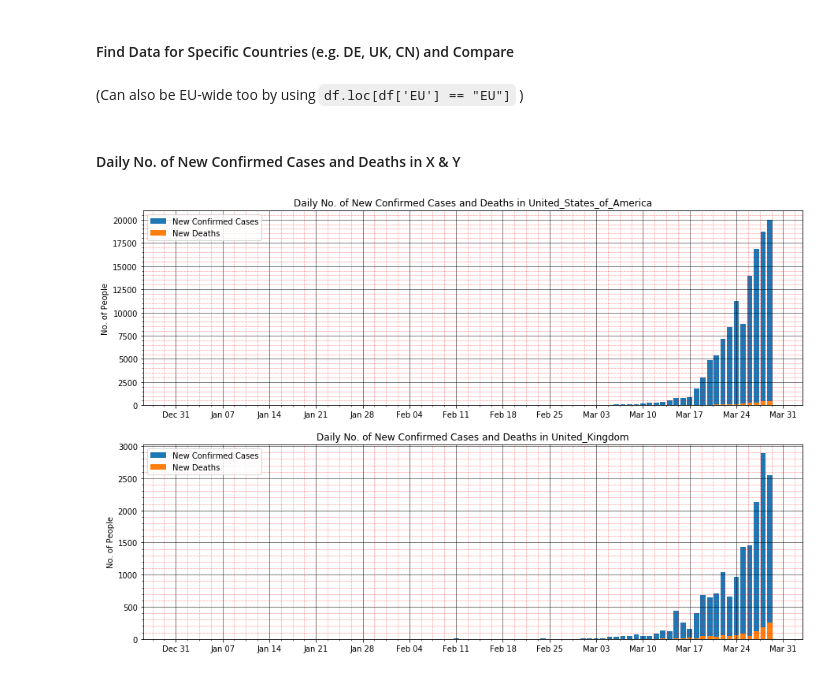
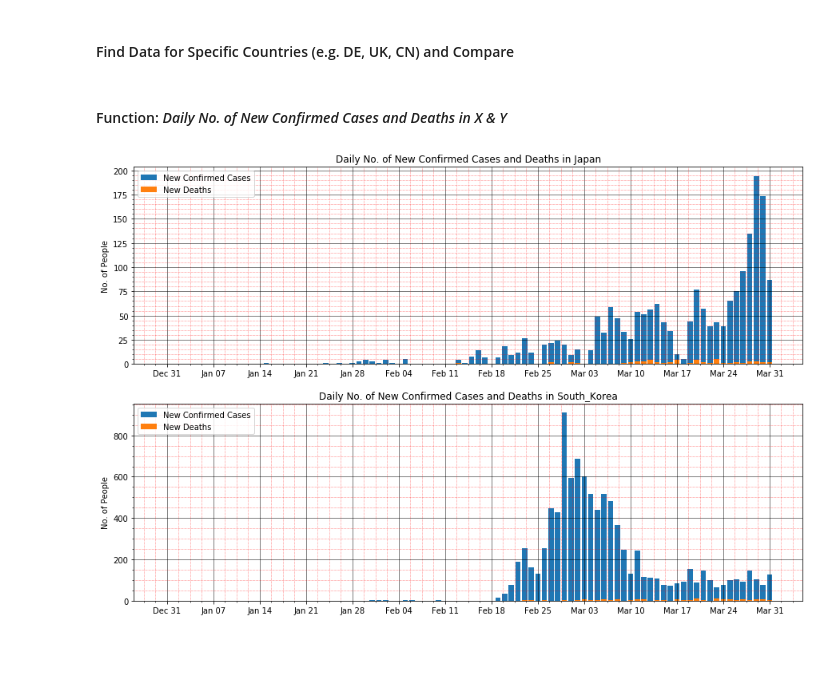
Before and after one commit to joshuagladwin/COVID-19, a Jupyter notebook: COVID-19.ipynb, the cells around one changed output. Drawn from its saved outputs; the diff is of its cells as text; code cells hidden in the pictures; blank space fills up the shorter version.

````diff
--- a/COVID-19.ipynb
+++ b/COVID-19.ipynb
@@ -403,53 +403,54 @@ plt.show()
 # %% [markdown]
 #### Find Data for Specific Countries (e.g. DE, UK, CN) and Compare
-# %% [markdown]
-(Can also be EU-wide too by using ```df.loc[df['EU'] == "EU"]``` )
-# %%
-df_sub1 = df.loc[df['geoId'] == "US"]
-df_sub2 = df.loc[df['geoId'] == "UK"]
 # %% [markdown]
-#### Daily No. of New Confirmed Cases and Deaths in X & Y
+#### Function: *Daily No. of New Confirmed Cases and Deaths in X & Y*
 # %%
-#plot data
-fig, axs = plt.subplots(2, 1, figsize=(15, 10))
-axs[0].bar(df_sub1.index, df_sub1['cases'])
-axs[0].bar(df_sub1.index, df_sub1['deaths'])
+def compare_daily_cases(country1, country2):
+    df_sub1 = df.loc[df['geoId'] == country1]
+    df_sub2 = df.loc[df['geoId'] == country2]
 
-#Set
-axs[1].bar(df_sub2.index, df_sub2['cases'])
-axs[1].bar(df_sub2.index, df_sub2['deaths'])
+    #plot data
+    fig, axs = plt.subplots(2, 1, figsize=(15, 10))
+    axs[0].bar(df_sub1.index, df_sub1['cases'])
+    axs[0].bar(df_sub1.index, df_sub1['deaths'])
 
-#set ticks every week
-axs[0].xaxis.set_major_locator(mdates.WeekdayLocator())
-axs[0].xaxis.set_major_formatter(mdates.DateFormatter('%b %d'))
-axs[1].xaxis.set_major_locator(mdates.WeekdayLocator())
-axs[1].xaxis.set_major_formatter(mdates.DateFormatter('%b %d'))
+    #Set
+    axs[1].bar(df_sub2.index, df_sub2['cases'])
+    axs[1].bar(df_sub2.index, df_sub2['deaths'])
 
-#Gridlines
-axs[0].minorticks_on()
-axs[0].grid(which='major', linestyle='-', linewidth='0.5', color='black')
-axs[0].grid(which='minor', linestyle=':', linewidth='0.5', color='red')
-axs[0].set_ylabel('No. of People')
+    #set ticks every week
+    axs[0].xaxis.set_major_locator(mdates.WeekdayLocator())
+    axs[0].xaxis.set_major_formatter(mdates.DateFormatter('%b %d'))
+    axs[1].xaxis.set_major_locator(mdates.WeekdayLocator())
+    axs[1].xaxis.set_major_formatter(mdates.DateFormatter('%b %d'))
 
-axs[1].minorticks_on()
-axs[1].grid(which='major', linestyle='-', linewidth='0.5', color='black')
-axs[1].grid(which='minor', linestyle=':', linewidth='0.5', color='red')
-axs[1].set_ylabel('No. of People')
+    #Gridlines
+    axs[0].minorticks_on()
+    axs[0].grid(which='major', linestyle='-', linewidth='0.5', color='black')
+    axs[0].grid(which='minor', linestyle=':', linewidth='0.5', color='red')
+    axs[0].set_ylabel('No. of People')
+
+    axs[1].minorticks_on()
+    axs[1].grid(which='major', linestyle='-', linewidth='0.5', color='black')
+    axs[1].grid(which='minor', linestyle=':', linewidth='0.5', color='red')
+    axs[1].set_ylabel('No. of People')
 
 
-#Titles
-title1 = df_sub1['countriesAndTerritories'].unique()[0]
-title2 = df_sub2['countriesAndTerritories'].unique()[0]
-axs[0].title.set_text("Daily No. of New Confirmed Cases and Deaths in " + title1)
-axs[1].title.set_text("Daily No. of New Confirmed Cases and Deaths in " + title2)
+    #Titles
+    title1 = df_sub1['countriesAndTerritories'].unique()[0]
+    title2 = df_sub2['countriesAndTerritories'].unique()[0]
+    axs[0].title.set_text("Daily No. of New Confirmed Cases and Deaths in " + title1)
+    axs[1].title.set_text("Daily No. of New Confirmed Cases and Deaths in " + title2)
 
-#Legends
-axs[0].legend(['New Confirmed Cases', 'New Deaths'], loc=2)
-axs[1].legend(['New Confirmed Cases', 'New Deaths'], loc=2)
+    #Legends
+    axs[0].legend(['New Confirmed Cases', 'New Deaths'], loc=2)
+    axs[1].legend(['New Confirmed Cases', 'New Deaths'], loc=2)
 
-plt.savefig('Images/' + str(today) + ' Daily No. of New Confirmed Cases and Deaths in ' + title1 + ' & ' + title2 + '.png')
+    plt.savefig('Images/' + str(today) + ' Daily No. of New Confirmed Cases and Deaths in ' + title1 + ' & ' + title2 + '.png')
 
-plt.show()
+    plt.show()
-# %% [output]
-[figure, removed]
+# %%
+compare_daily_cases(country1, country2)
+# %% [output]
+[figure, added]
 # %% [markdown]
````
Also changed, not shown: parts of 32 cells of this notebook, 26 other files.
